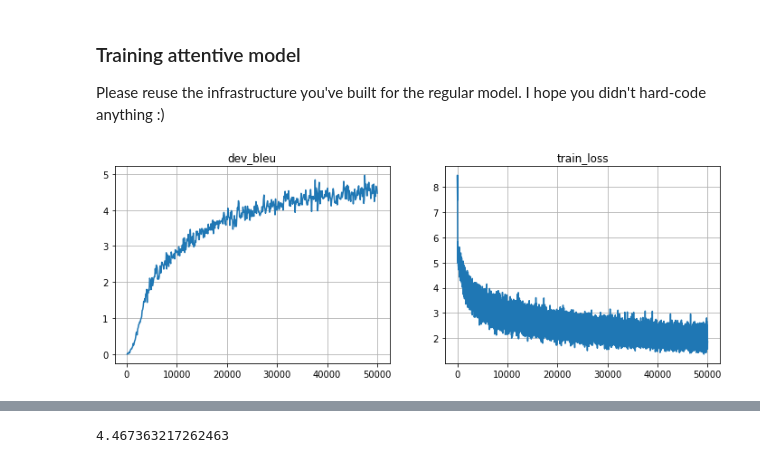
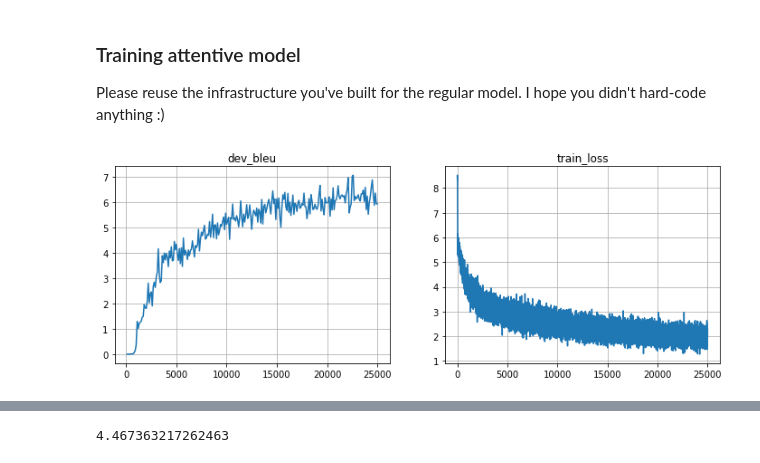
Before and after one commit to jkneng/nlp_course, a Jupyter notebook: week04_seq2seq/practice_and_homework_pytorch.ipynb, the cells around one changed output, grey strips where cells are left out. Saved outputs shown, nothing was run; the diff lists cells and outputs as text; code cells hidden in the pictures.

Commit message:
use Linear to implement attention(bleu increases but not too much)

```diff
--- a/week04_seq2seq/practice_and_homework_pytorch.ipynb
+++ b/week04_seq2seq/practice_and_homework_pytorch.ipynb
@@ -533,7 +586,7 @@ class AttentiveModel(BasicModel):
         self.enc0 = nn.GRU(emb_size, hid_size, batch_first=True)
         self.dec_start = nn.Linear(hid_size, hid_size)
         self.dec0 = nn.GRUCell(emb_size, hid_size)
-        self.attn = AttentionLayer('enc-dec', hid_size, hid_size, attn_size)
+        self.attn = AttentionLayer2('enc-dec', hid_size, hid_size, attn_size)
         self.logits = nn.Linear(hid_size, len(out_voc))
         # <YOUR CODE: initialize layers>
 
@@ -647,33 +700,33 @@ from tqdm import tqdm, trange
 metrics = {'train_loss': [], 'dev_bleu': [] }
 
 # torch.autograd.set_detect_anomaly(True)
-for _ in trange(50000):
+for _ in trange(25000):
     step = len(metrics['train_loss']) + 1
     batch_ix = np.random.randint(len(train_inp), size=batch_size)
     batch_inp = inp_voc.to_matrix(train_inp[batch_ix]).to(device)
     batch_out = out_voc.to_matrix(train_out[batch_ix]).to(device)
 
     # <YOUR CODE: training step using batch_inp and batch_out>
     loss_t = compute_loss(attn_model, batch_inp, batch_out)
     opt.zero_grad()
     loss_t.backward()
     opt.step()
 
     metrics['train_loss'].append((step, loss_t.item()))
 
     if step % 100 == 0:
         metrics['dev_bleu'].append((step, compute_bleu(attn_model, dev_inp, dev_out)))
 
         clear_output(True)
         plt.figure(figsize=(12,4))
         for i, (name, history) in enumerate(sorted(metrics.items())):
             plt.subplot(1, len(metrics), i + 1)
             plt.title(name)
             plt.plot(*zip(*history))
             plt.grid()
         plt.show()
         print("Mean loss=%.3f" % np.mean(metrics['train_loss'][-10:], axis=0)[1], flush=True)
 
 # Note: it's okay if bleu oscillates up and down as long as it gets better on average over long term (e.g. 5k batches)
 # %% [output]
-[figure, old version]
+[figure, new version]
```
Also changed, not shown: parts of 4 cells of this notebook.
